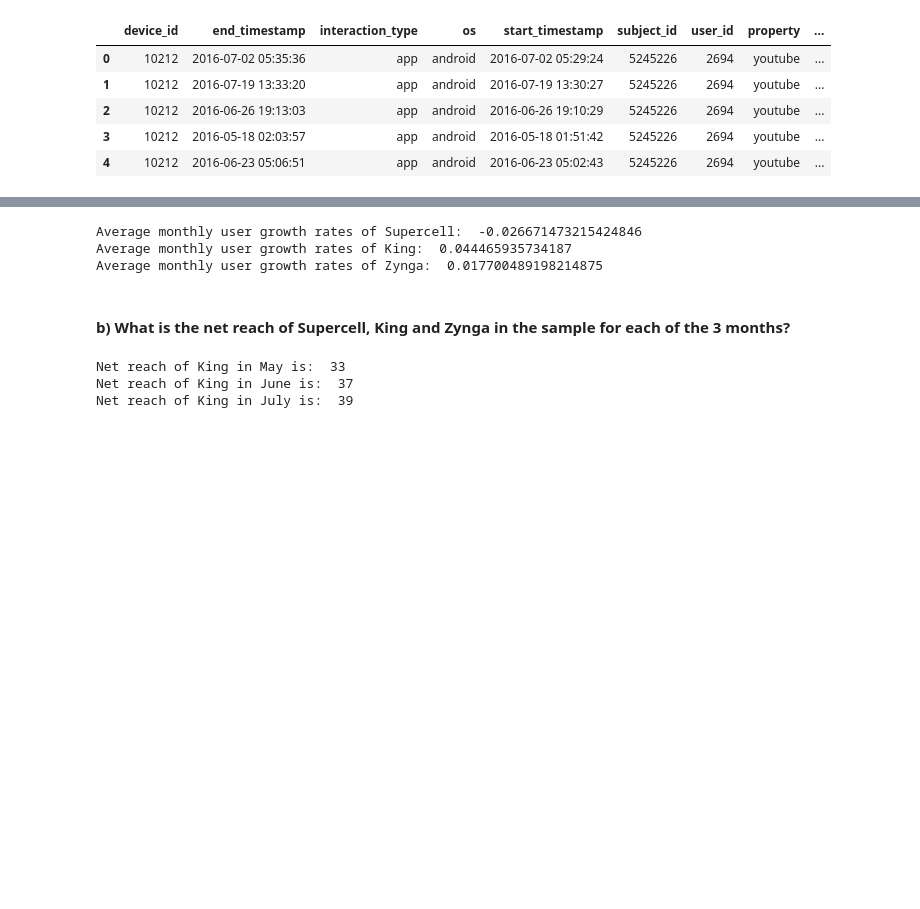
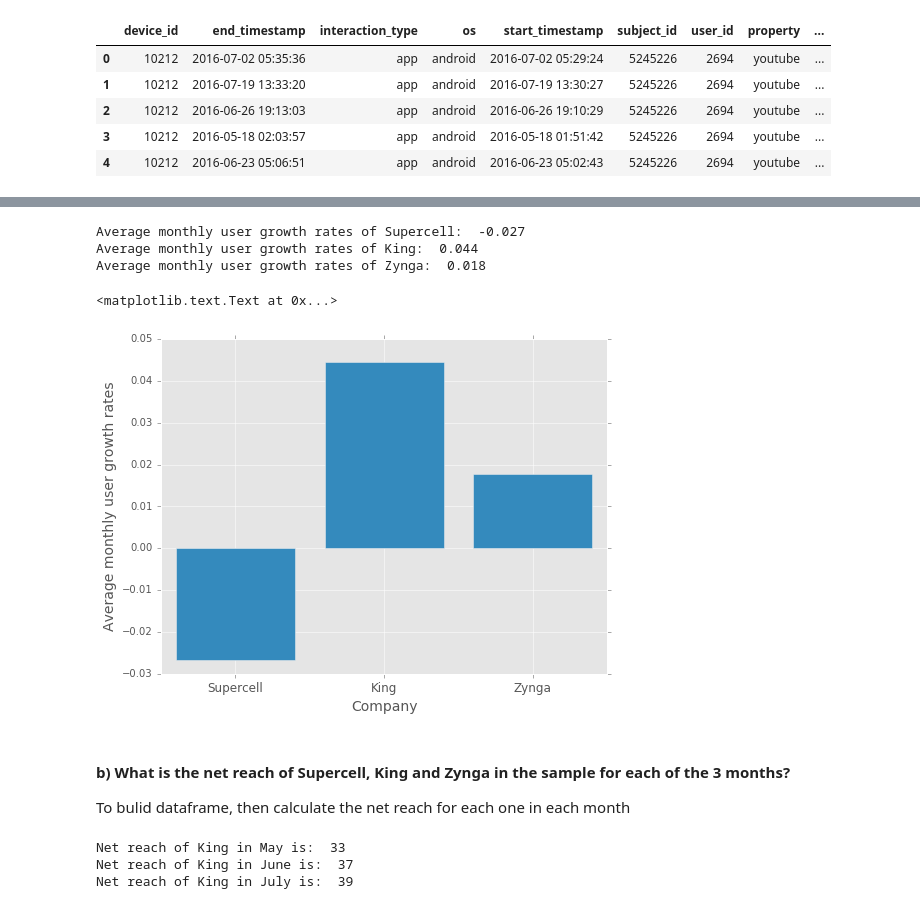
Before and after one commit to burun/Verto-Analytics-assignment, a Jupyter notebook: Assignment 1.ipynb, the cells around one changed output, grey strips where cells are left out. Saved outputs shown, nothing was run; the diff lists cells and outputs as text; code cells hidden in the pictures; blank space fills up the shorter version.

```diff
--- a/Assignment 1.ipynb
+++ b/Assignment 1.ipynb
@@ -135,15 +144,31 @@ King_growth_rate = math.sqrt(36/33) - 1
 Supercell_growth_rate = math.sqrt(18/19) - 1
 Zynga_growth_rate = math.sqrt(29/28) - 1
 
-print('Average monthly user growth rates of Supercell: ', Supercell_growth_rate)
-print('Average monthly user growth rates of King: ', King_growth_rate)
-print('Average monthly user growth rates of Zynga: ', Zynga_growth_rate)
+print('Average monthly user growth rates of Supercell: ', '{:.3f}'.format(Supercell_growth_rate))
+print('Average monthly user growth rates of King: ', '{:.3f}'.format(King_growth_rate))
+print('Average monthly user growth rates of Zynga: ', '{:.3f}'.format(Zynga_growth_rate))
 # %% [output]
-Average monthly user growth rates of Supercell:  -0.026671473215424846
-Average monthly user growth rates of King:  0.044465935734187
-Average monthly user growth rates of Zynga:  0.017700489198214875
+Average monthly user growth rates of Supercell:  -0.027
+Average monthly user growth rates of King:  0.044
+Average monthly user growth rates of Zynga:  0.018
+# %%
+# To plot the monthly growth rate for each company with matplotlib
+
+plt.figure(figsize=(8,6)) # set a new figure
+x = range(3)
+
+user_growth_rates_bar = plt.bar(x, list([Supercell_growth_rate, King_growth_rate, Zynga_growth_rate]), align='center') # bar plot all the values
+plt.xticks(x, ['Supercell', 'King', 'Zynga'], fontsize=12) # set xticks by company name
+# plt.ylim(-0.1, 0.1) # set ylim to mark annotation later
+plt.xlabel('Company', fontsize=14)
+plt.ylabel('Average monthly user growth rates', fontsize=14)
+# %% [output]
+<matplotlib.text.Text at 0x...>
+[figure, added]
 # %% [markdown]
 #### b) What is the net reach of Supercell, King and Zynga in the sample for each of the 3 months?
+
+To bulid dataframe, then calculate the net reach for each one in each month
 # %%
 # net reach for King
 king_df = user_growth_rates_df[user_growth_rates_df['company_name']=='King']
```
Also changed, not shown: parts of 44 cells of this notebook.
